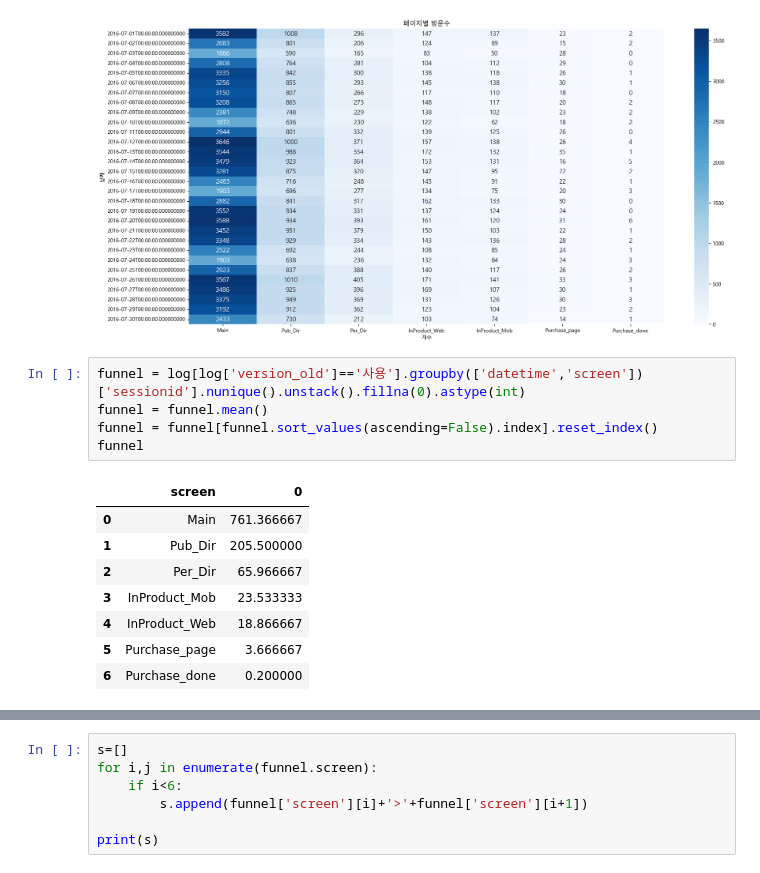
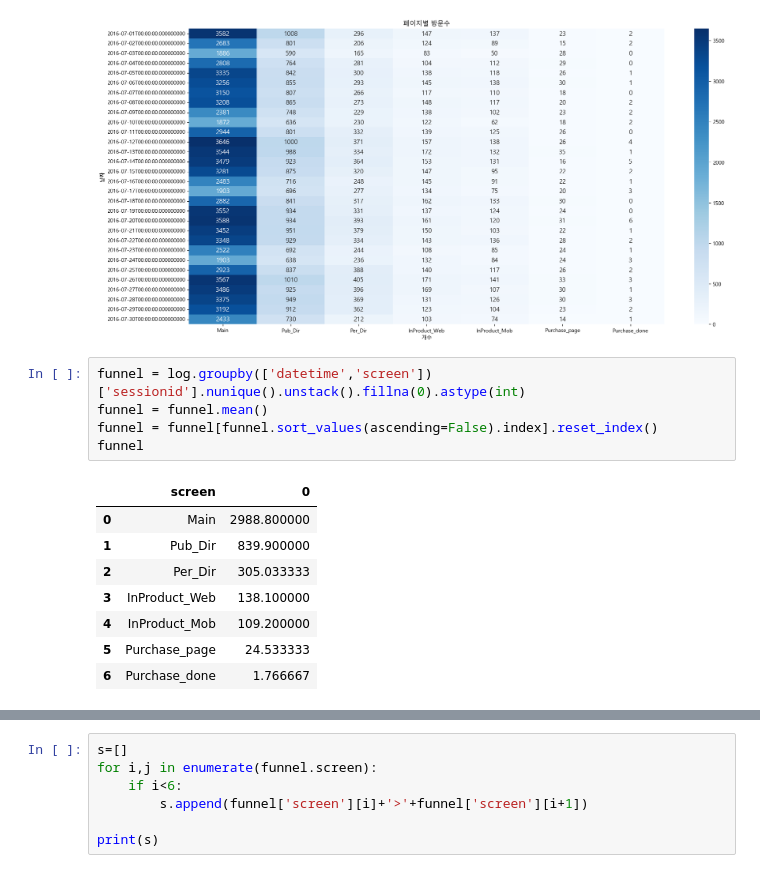
Before and after one commit to KIMJEONGSU/logs, a Jupyter notebook: logs.ipynb, the cells around one changed output, grey strips where cells are left out. Drawn from its saved outputs; the diff is of its cells as text.

```diff
--- a/logs.ipynb
+++ b/logs.ipynb
@@ -310,16 +343,16 @@ plt.ylabel('날짜')
 Text(221.72222222222223, 0.5, '날짜')
 [figure]
 # %%
-funnel = log[log['version_old']=='사용'].groupby(['datetime','screen'])['sessionid'].nunique().unstack().fillna(0).astype(int)
+funnel = log.groupby(['datetime','screen'])['sessionid'].nunique().unstack().fillna(0).astype(int)
 funnel = funnel.mean()
 funnel = funnel[funnel.sort_values(ascending=False).index].reset_index()
 funnel
 # %% [output]
 |  | screen | 0 |
-| 0 | Main | 761.366667 |
-| 1 | Pub_Dir | 205.500000 |
-| 2 | Per_Dir | 65.966667 |
-| 3 | InProduct_Mob | 23.533333 |
-| 4 | InProduct_Web | 18.866667 |
-| 5 | Purchase_page | 3.666667 |
-| 6 | Purchase_done | 0.200000 |
+| 0 | Main | 2988.800000 |
+| 1 | Pub_Dir | 839.900000 |
+| 2 | Per_Dir | 305.033333 |
+| 3 | InProduct_Web | 138.100000 |
+| 4 | InProduct_Mob | 109.200000 |
+| 5 | Purchase_page | 24.533333 |
+| 6 | Purchase_done | 1.766667 |
```
Also changed, not shown: parts of 4 cells of this notebook, 1 other file.
